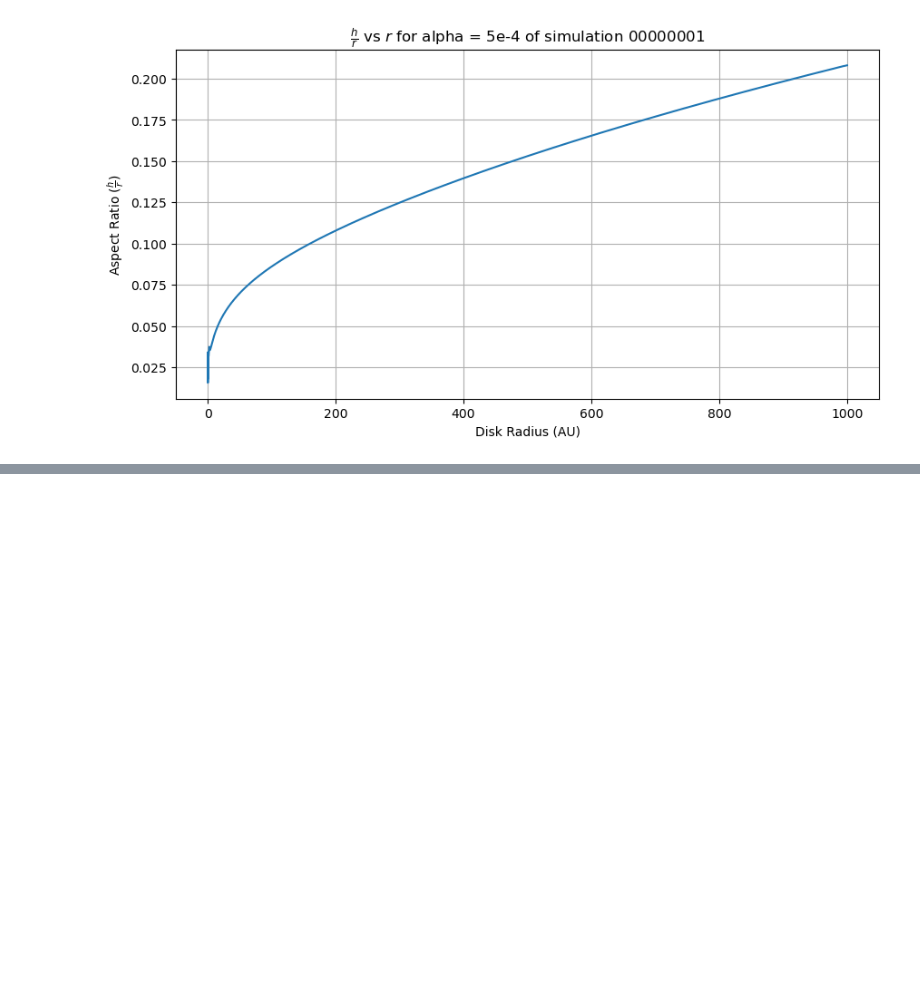
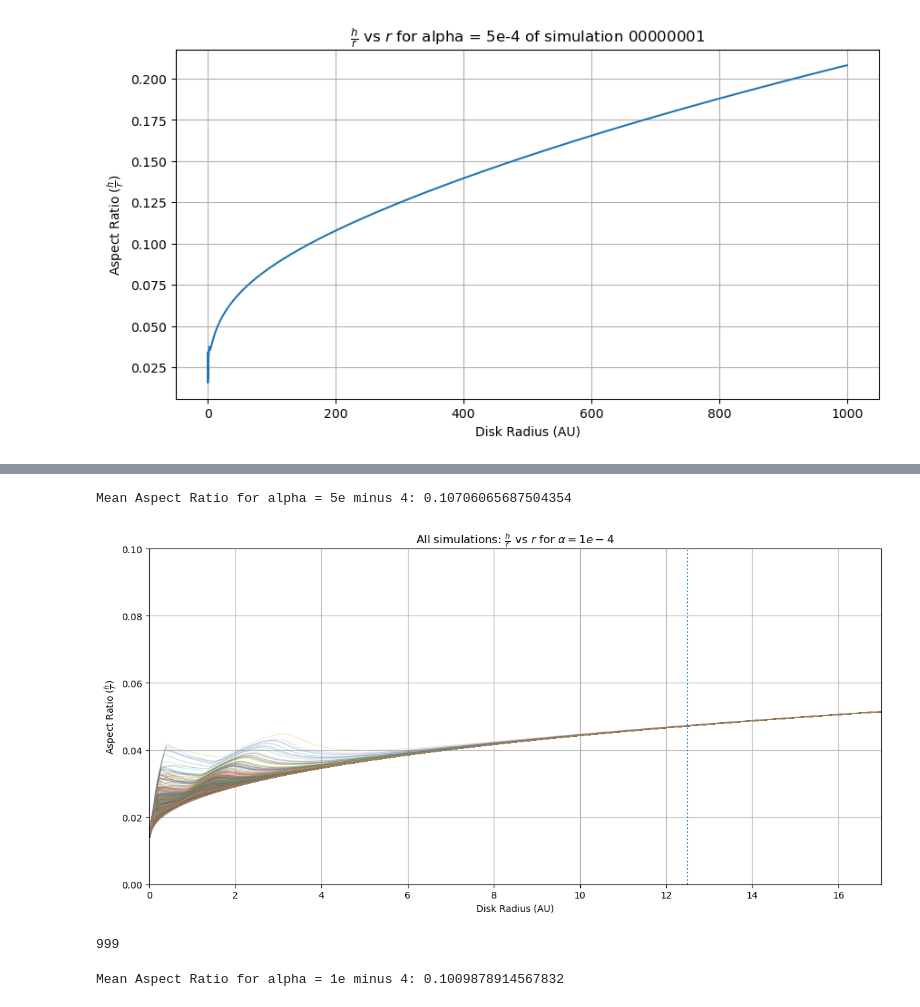
Before and after one commit to Chartman25/UnigeMasters, a Jupyter notebook: Astrophysics_Lab_Disc_Truncation/disk_height_to_radius.ipynb, the cells around one changed output, grey strips where cells are left out. Saved outputs shown, nothing was run; the diff lists cells and outputs as text; code cells hidden in the pictures; blank space fills up the shorter version.

```diff
--- a/Astrophysics_Lab_Disc_Truncation/disk_height_to_radius.ipynb
+++ b/Astrophysics_Lab_Disc_Truncation/disk_height_to_radius.ipynb
@@ -68,3 +157,12 @@ plt.show()
+# %%
+
+all_dfs = pd.concat(dfs_cut_alpha_5e_minus_4, ignore_index=True)
+
+mean_aspect_ratio_5e4 = all_dfs.iloc[:, 1].mean()
+
+print(f"Mean Aspect Ratio for alpha = 5e minus 4: {mean_aspect_ratio_5e4}")
+# %% [output]
+Mean Aspect Ratio for alpha = 5e minus 4: 0.10706065687504354
 # %%
 dfs_alpha_1e_minus_4 = []
 for ii in range(len(file_paths_alpha_1e_minus_4)):
@@ -75,17 +173,54 @@ for ii in range(len(file_paths_alpha_1e_minus_4)):
 # %%
 plt.figure(figsize=(12, 6))
 
 for new_df in dfs_alpha_1e_minus_4:
     disk_radius = new_df.iloc[:, 1]
     aspect_ratio = new_df.iloc[:, 3]
     plt.plot(disk_radius, aspect_ratio, alpha=0.3, linewidth=0.8)
 
 plt.xlabel("Disk Radius (AU)")
 plt.ylabel(r"Aspect Ratio ($\frac{h}{r}$)")
 plt.title(r"All simulations: $\frac{h}{r}$ vs $r$ for $\alpha = " + str(alpha[1]) + "$")
 plt.grid()
 plt.tight_layout()
+plt.axvline(12.5, linestyle = ':')
+plt.xlim(0, 17)
+plt.ylim(0,.1)
 plt.show()
+# %% [output]
+[figure, added]
+# %%
+print(len(dfs_alpha_1e_minus_4))
+# %% [output]
+999
+# %%
+target = 12.5
+dfs_cut_alpha_1e_minus_4 = []
+
+for ii in range(999):
+
+    df = dfs_alpha_1e_minus_4[ii]            # this is a DataFrame
+
+    # find nearest row position based on column 1
+    col1 = df[1]                              # or df.iloc[:, 1] if you prefer
+    nearest_pos = (col1 - target).abs().to_numpy().argmin()
+
+    # slice rows from nearest onward, keep only columns 1 and 3
+    dfs_cut = df.iloc[nearest_pos:, [1, 3]]
+
+    # (optional) reset index if you want a clean 0..N index
+    # dfs_cut = dfs_cut.reset_index(drop=True)
+
+    dfs_cut_alpha_1e_minus_4.append(dfs_cut)
+
+
+all_dfs = pd.concat(dfs_cut_alpha_1e_minus_4, ignore_index=True)
+
+mean_aspect_ratio_1e4 = all_dfs.iloc[:, 1].mean()
+
+print(f"Mean Aspect Ratio for alpha = 1e minus 4: {mean_aspect_ratio_1e4}")
+# %% [output]
+Mean Aspect Ratio for alpha = 1e minus 4: 0.1009878914567832
 # %%
 dfs_alpha_5e_minus_3 = []
 for ii in range(len(file_paths_alpha_5e_minus_3)):
```
Also changed, not shown: parts of 12 cells of this notebook, 6 other files.
